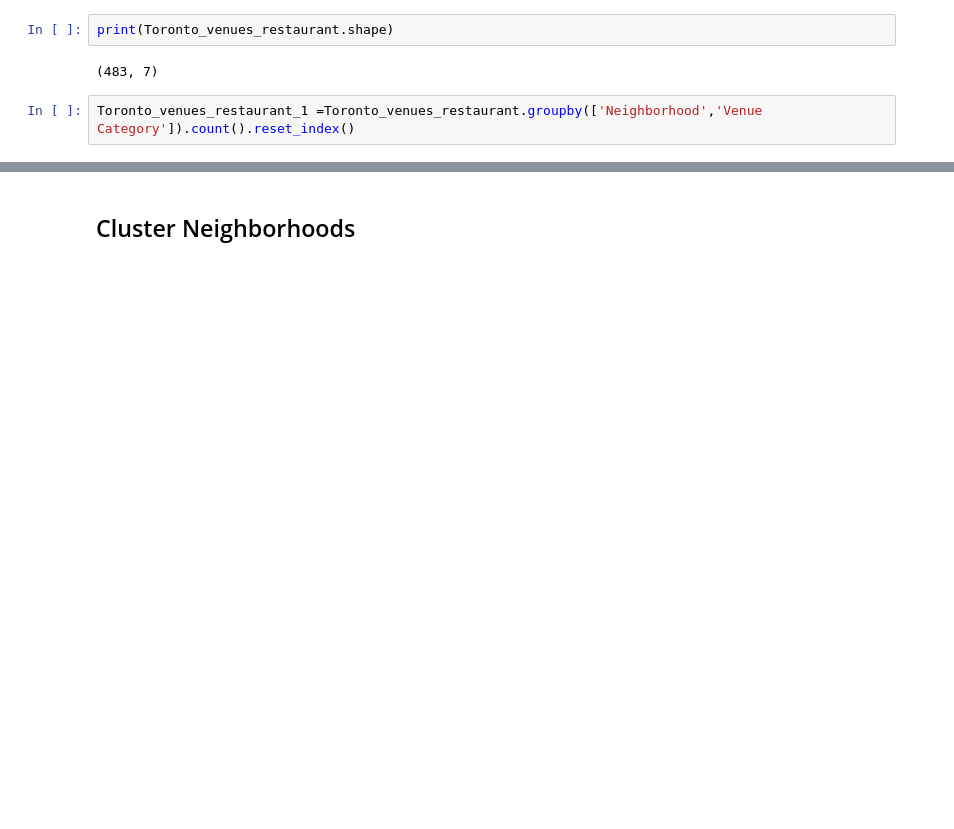
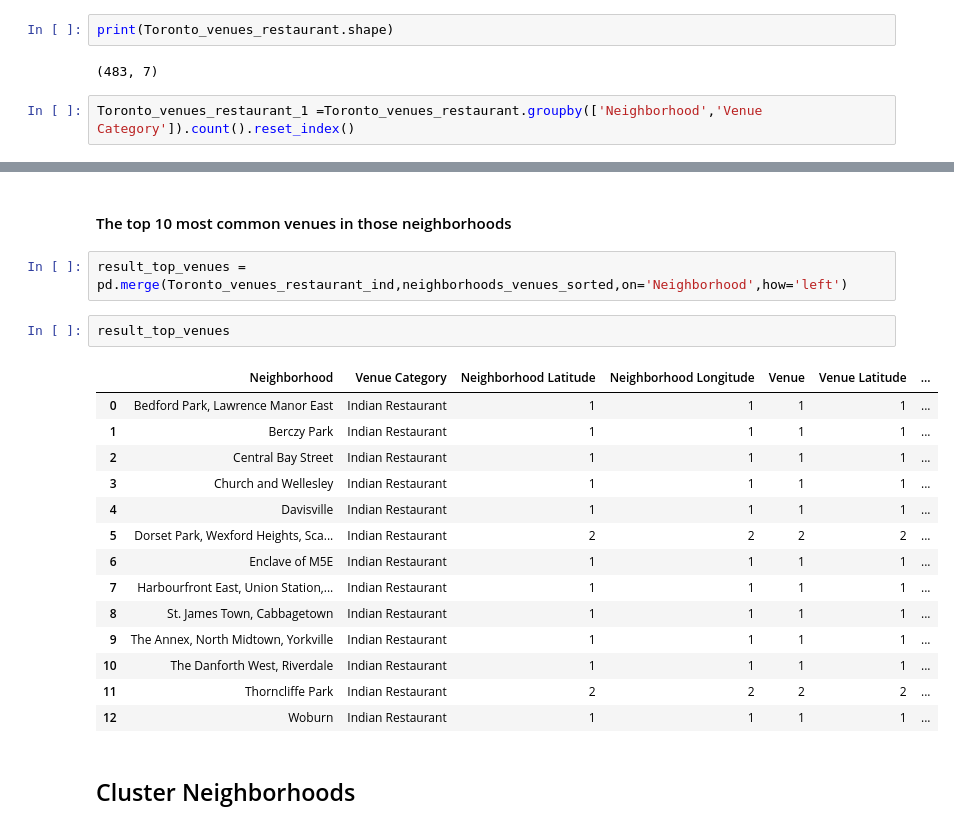
Before and after one commit to deepthich-gh/coursera_capstone_project, a Jupyter notebook: datascience_capstone_project.ipynb, the cells around one changed output, grey strips where cells are left out. Saved outputs shown, nothing was run; the diff lists cells and outputs as text; blank space fills up the shorter version.

```diff
--- a/datascience_capstone_project.ipynb
+++ b/datascience_capstone_project.ipynb
@@ -796,3 +783,24 @@ plt.show()
+# %% [markdown]
+#### The top 10 most common venues in those neighborhoods
+# %%
+result_top_venues = pd.merge(Toronto_venues_restaurant_ind,neighborhoods_venues_sorted,on='Neighborhood',how='left')
+# %%
+result_top_venues
+# %% [output]
+|  | Neighborhood | Venue Category | Neighborhood Latitude | Neighborhood Longitude | Venue | Venue Latitude | ... |
+| 0 | Bedford Park, Lawrence Manor East | Indian Restaurant | 1 | 1 | 1 | 1 | ... |
+| 1 | Berczy Park | Indian Restaurant | 1 | 1 | 1 | 1 | ... |
+| 2 | Central Bay Street | Indian Restaurant | 1 | 1 | 1 | 1 | ... |
+| 3 | Church and Wellesley | Indian Restaurant | 1 | 1 | 1 | 1 | ... |
+| 4 | Davisville | Indian Restaurant | 1 | 1 | 1 | 1 | ... |
+| 5 | Dorset Park, Wexford Heights, Sca... | Indian Restaurant | 2 | 2 | 2 | 2 | ... |
+| 6 | Enclave of M5E | Indian Restaurant | 1 | 1 | 1 | 1 | ... |
+| 7 | Harbourfront East, Union Station,... | Indian Restaurant | 1 | 1 | 1 | 1 | ... |
+| 8 | St. James Town, Cabbagetown | Indian Restaurant | 1 | 1 | 1 | 1 | ... |
+| 9 | The Annex, North Midtown, Yorkville | Indian Restaurant | 1 | 1 | 1 | 1 | ... |
+| 10 | The Danforth West, Riverdale | Indian Restaurant | 1 | 1 | 1 | 1 | ... |
+| 11 | Thorncliffe Park | Indian Restaurant | 2 | 2 | 2 | 2 | ... |
+| 12 | Woburn | Indian Restaurant | 1 | 1 | 1 | 1 | ... |
 # %% [markdown]
 ## Cluster Neighborhoods
 # %% [markdown]
```
Also changed, not shown: parts of 56 cells of this notebook.
